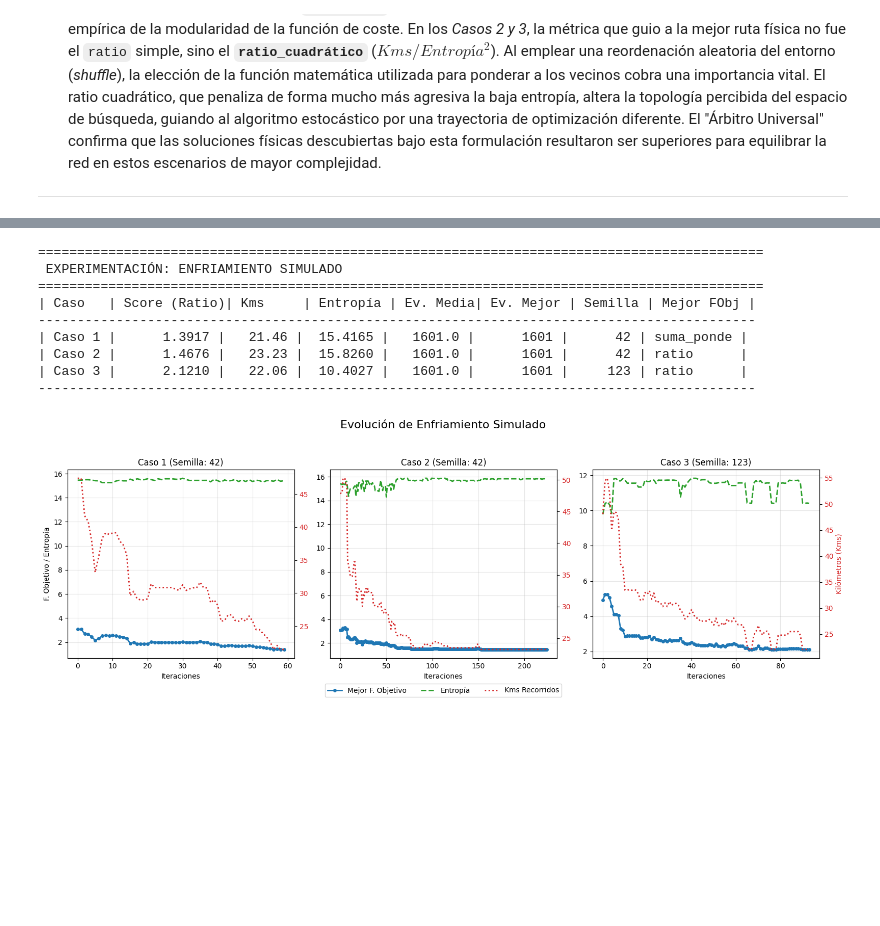
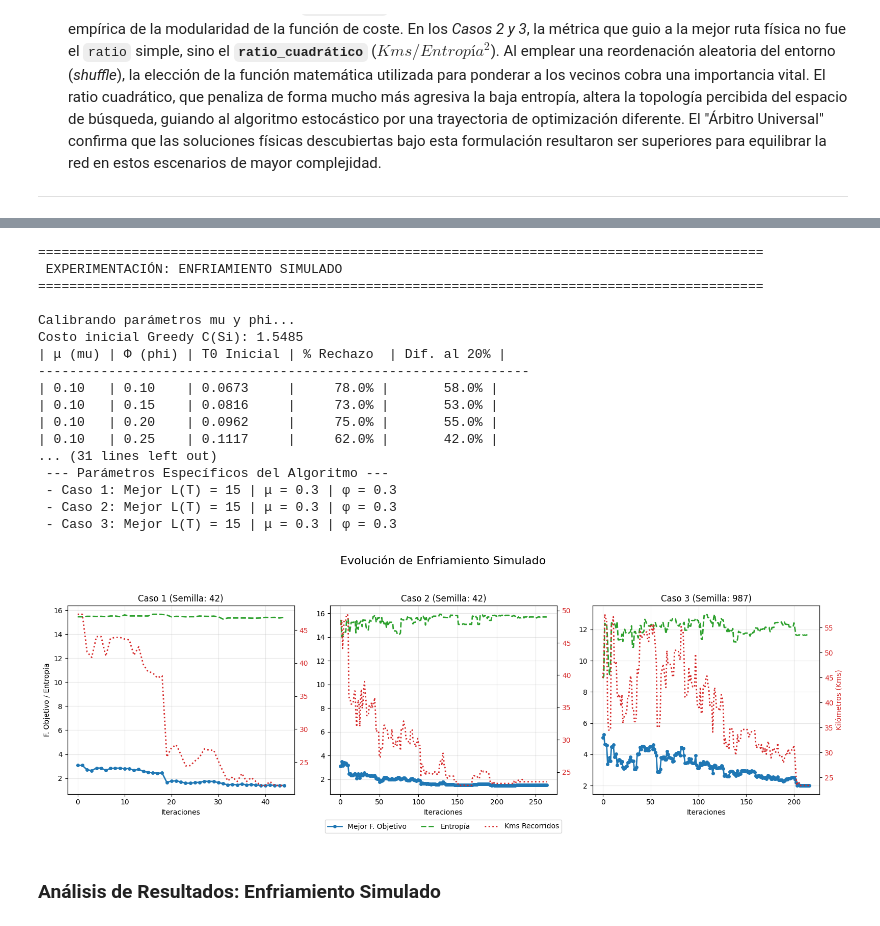
Before and after one commit to MattSona99/Modelos-Bioinspirados-y-Heur-sticas-de-B-squedas, a Jupyter notebook: Practica 1/notebook.ipynb, the cells around one changed output, grey strips where cells are left out. Saved outputs shown, nothing was run; the diff lists cells and outputs as text; code cells hidden in the pictures; blank space fills up the shorter version.

Commit message:
Added calibration mu e phi
Ajunta de la calibracion de mu e phi interna al algoritmo

```diff
--- a/Practica 1/notebook.ipynb
+++ b/Practica 1/notebook.ipynb
@@ -248,24 +268,34 @@ Al emplear una reordenación aleatoria del entorno (*shuffle*), la elección de
 # %%
 from algorithms import busqueda_enfriamiento_simulado
 
 # Ejecutar Enfriamiento Simulado
 res_enfriamiento = ejecutar_experimento(
     nombre_algoritmo='Enfriamiento Simulado',
     funcion_algoritmo=busqueda_enfriamiento_simulado,
     is_deterministic=False,
     casos=CASOS, semillas=SEMILLAS, tolerancia=TOLERANCIA,
     coordenadas=coordenadas, evaluar_ruta=evaluar_ruta,
     max_iteraciones=80, max_vecinos=20,
-    mu=0.15, phi=0.20
+    res_greedy=res_greedy
 )
 # %% [output]
 =============================================================================================
  EXPERIMENTACIÓN: ENFRIAMIENTO SIMULADO
 =============================================================================================
-| Caso   | Score (Ratio)| Kms     | Entropía | Ev. Media| Ev. Mejor | Semilla | Mejor FObj |
---------------------------------------------------------------------------------------------
-| Caso 1 |      1.3917 |   21.46 |  15.4165 |   1601.0 |      1601 |      42 | suma_ponde |
-| Caso 2 |      1.4676 |   23.23 |  15.8260 |   1601.0 |      1601 |      42 | ratio      |
-| Caso 3 |      2.1210 |   22.06 |  10.4027 |   1601.0 |      1601 |     123 | ratio      |
---------------------------------------------------------------------------------------------
+
+Calibrando parámetros mu y phi...
+Costo inicial Greedy C(Si): 1.5485
+| μ (mu) | Φ (phi) | T0 Inicial | % Rechazo  | Dif. al 20% |
+---------------------------------------------------------------
+| 0.10   | 0.10    | 0.0673     |     78.0% |       58.0% |
+| 0.10   | 0.15    | 0.0816     |     73.0% |       53.0% |
+| 0.10   | 0.20    | 0.0962     |     75.0% |       55.0% |
+| 0.10   | 0.25    | 0.1117     |     62.0% |       42.0% |
+... (31 lines left out)
+ --- Parámetros Específicos del Algoritmo ---
+ - Caso 1: Mejor L(T) = 15 | μ = 0.3 | φ = 0.3
+ - Caso 2: Mejor L(T) = 15 | μ = 0.3 | φ = 0.3
+ - Caso 3: Mejor L(T) = 15 | μ = 0.3 | φ = 0.3
-[figure, old version]
+[figure, new version]
+# %% [markdown]
+### **Análisis de Resultados: Enfriamiento Simulado**
```
Also changed, not shown: parts of 1 cell of this notebook, 3 other files.
